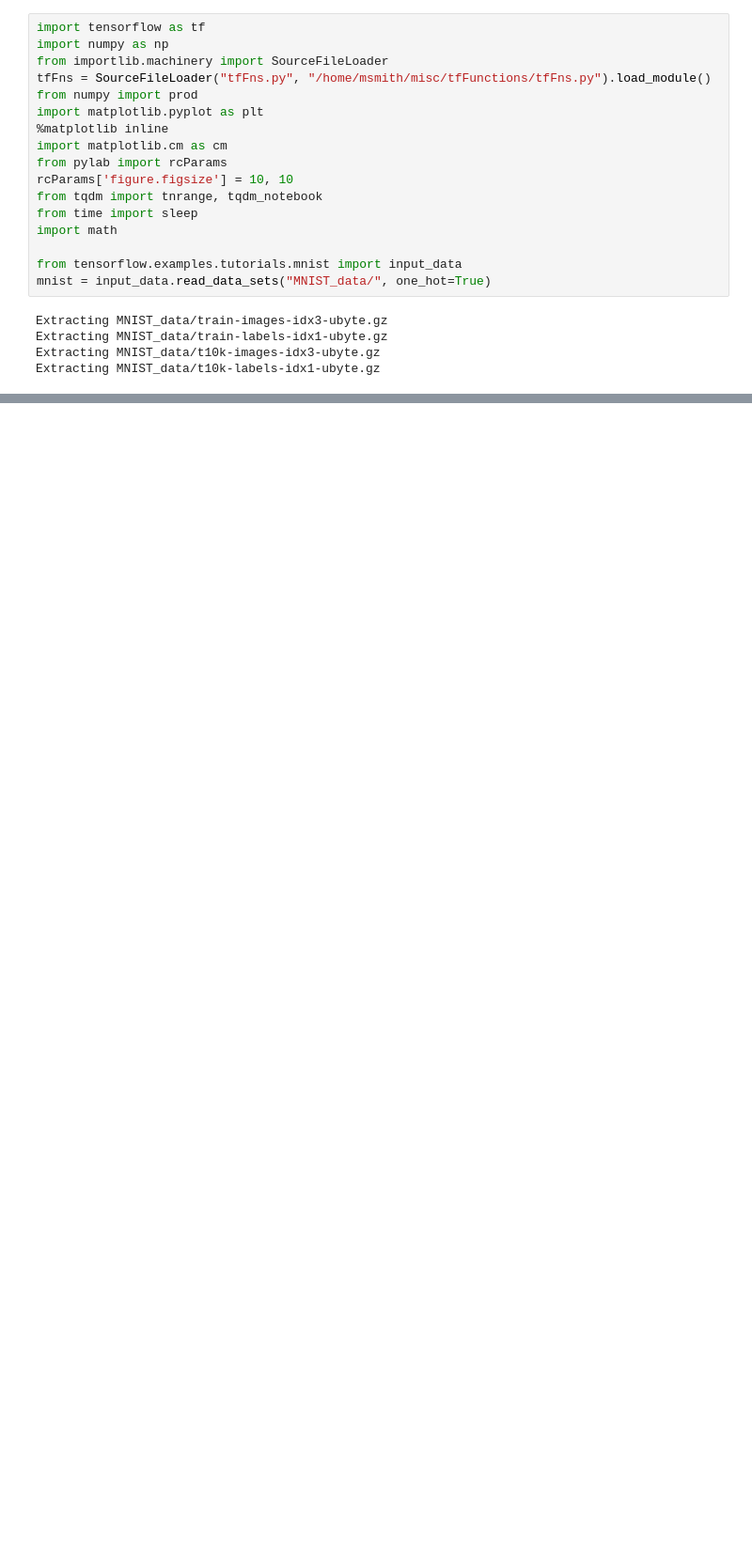
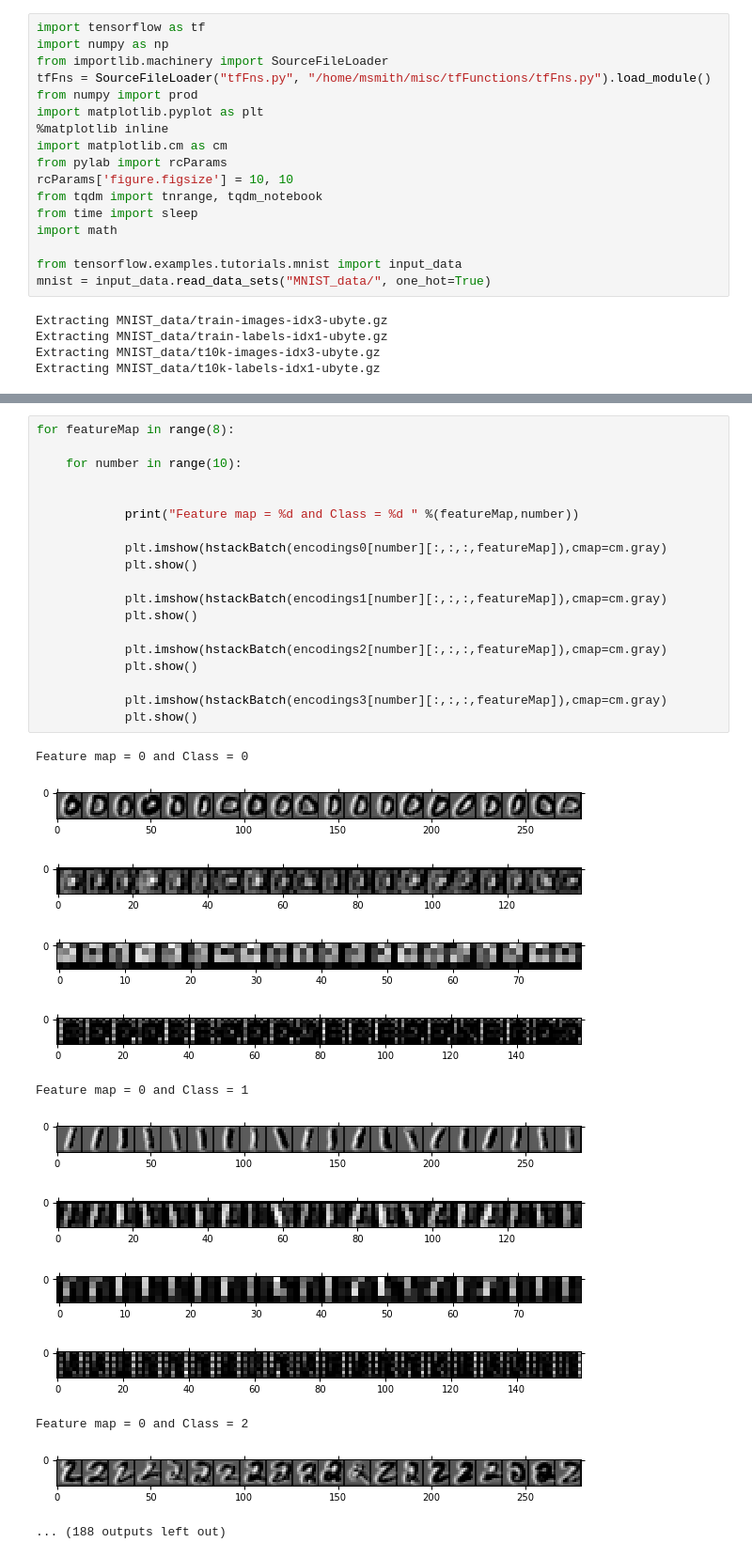
Before and after one commit to mattdns1006/Misc, a Jupyter notebook: autoencoder.ipynb, the cells around one changed output, grey strips where cells are left out. Shown at 94% size. Drawn from its saved outputs; the diff is of its cells as text; blank space fills up the shorter version.

```diff
--- a/autoencoder.ipynb
+++ b/autoencoder.ipynb
@@ -158,0 +181,33 @@ Number/Class = 5
+# %%
+for featureMap in range(8):
+
+    for number in range(10):
+
+
+            print("Feature map = %d and Class = %d " %(featureMap,number))
+
+            plt.imshow(hstackBatch(encodings0[number][:,:,:,featureMap]),cmap=cm.gray)
+            plt.show()
+
+            plt.imshow(hstackBatch(encodings1[number][:,:,:,featureMap]),cmap=cm.gray)
+            plt.show()
+
+            plt.imshow(hstackBatch(encodings2[number][:,:,:,featureMap]),cmap=cm.gray)
+            plt.show()
+
+            plt.imshow(hstackBatch(encodings3[number][:,:,:,featureMap]),cmap=cm.gray)
+            plt.show()
+# %% [output]
+Feature map = 0 and Class = 0
+[figure, added]
+[figure, added]
+[figure, added]
+[figure, added]
+Feature map = 0 and Class = 1
+[figure, added]
+[figure, added]
+[figure, added]
+[figure, added]
+Feature map = 0 and Class = 2
+[figure, added]
+... (188 outputs left out)
```
Also changed, not shown: parts of 5 cells of this notebook, 1 other file.
